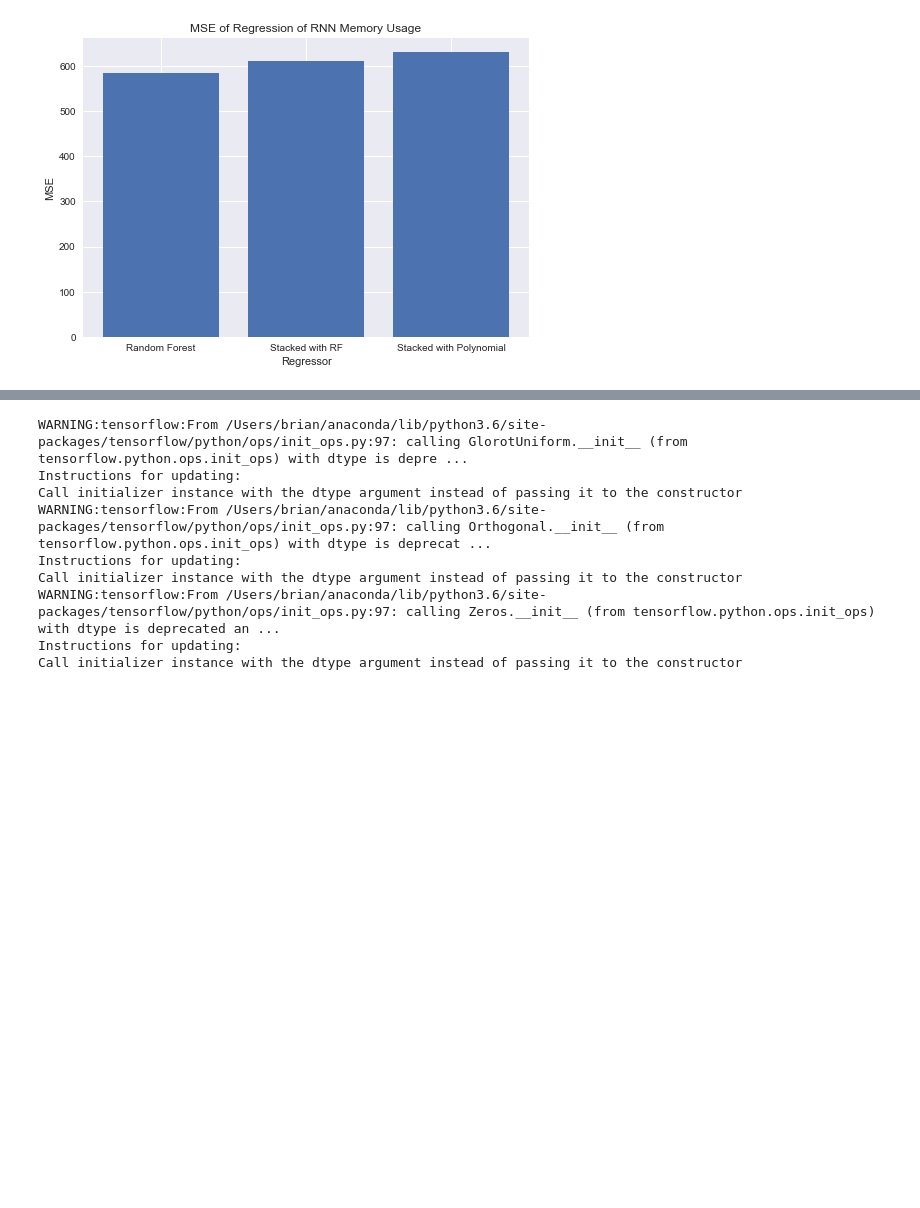
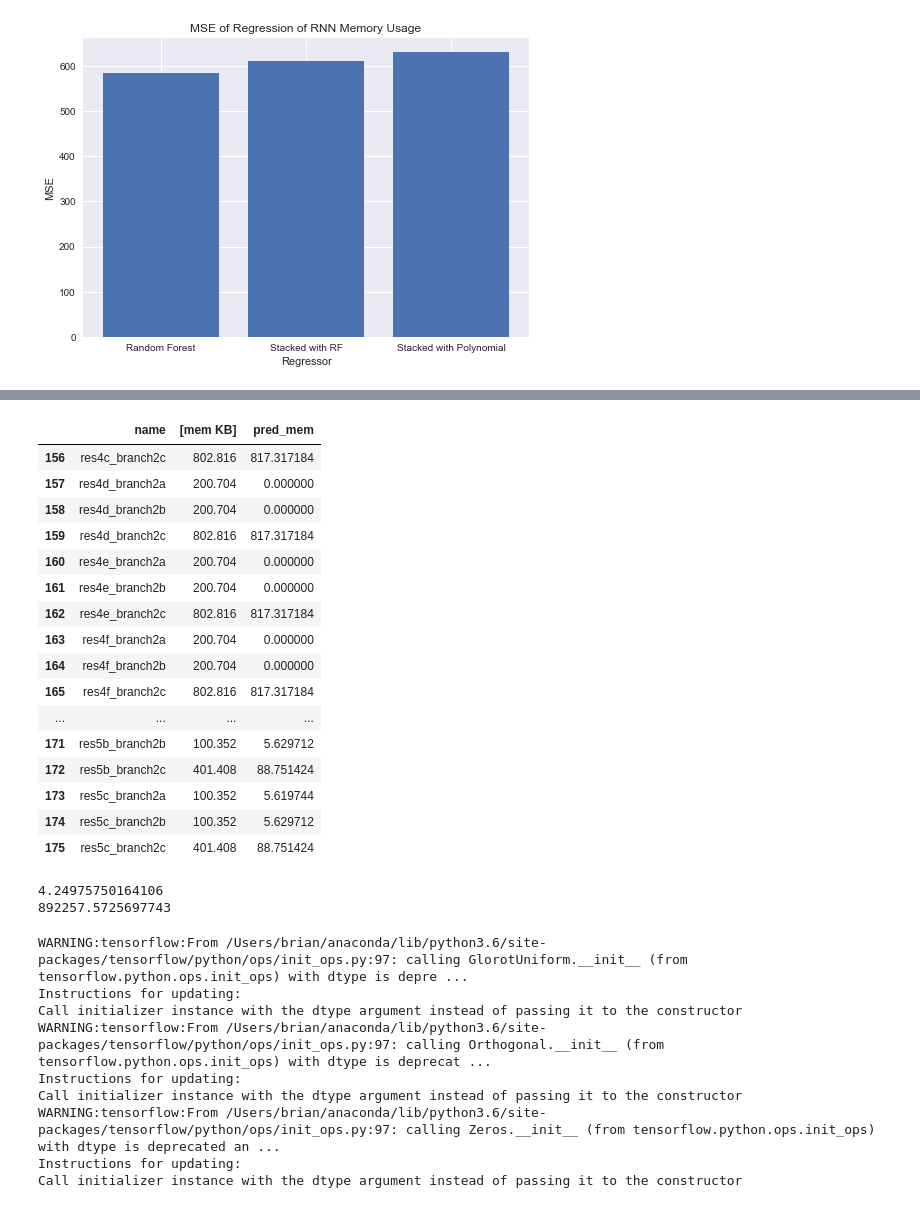
Before and after one commit to brian-yu/nn-regressors, a Jupyter notebook: benchmarks_and_regression.ipynb, the cells around one changed output, grey strips where cells are left out. Saved outputs shown, nothing was run; the diff lists cells and outputs as text; code cells hidden in the pictures; blank space fills up the shorter version.

```diff
--- a/benchmarks_and_regression.ipynb
+++ b/benchmarks_and_regression.ipynb
@@ -812,7 +812,7 @@ def predict_cnn_ms(model):
 
     predicted = cnn_ms_rf.predict(X)
 
-    return predicted
+    return pd.DataFrame({'name': cleaned_features['name'], 'pred_ms': predicted})
 
 def predict_cnn_mem(model):
 
@@ -823,7 +823,7 @@ def predict_cnn_mem(model):
 
     predicted = cnn_mem_rf.predict(X)
 
-    return predicted
+    return pd.DataFrame({'name': cleaned_features['name'], 'pred_mem': predicted})
 
 def predict_rnn_ms(model):
 
@@ -834,7 +834,7 @@ def predict_rnn_ms(model):
 
     predicted = rnn_ms_rf.predict(X)
 
-    return predicted
+    return pd.DataFrame({'name': cleaned_features['name'], 'pred_ms': predicted})
 
 def predict_rnn_mem(model):
 
@@ -845,5 +845,5 @@ def predict_rnn_mem(model):
 
     predicted = rnn_mem_rf.predict(X)
 
-    return predicted
+    return pd.DataFrame({'name': cleaned_features['name'], 'pred_mem': predicted})
 # %%
@@ -892,0 +872,3 @@ array([4.58366976e+02, 4.58366976e+02, 5.07565568e+02, 4.30150784e+02,
+# %%
+resnet_benchmark = benchmark_model(test_model)
+resnet_benchmark.head()
@@ -892,0 +883,6 @@ array([4.58366976e+02, 4.58366976e+02, 5.07565568e+02, 4.30150784e+02,
+# %%
+resnet_cpu = resnet_benchmark[['name', '[avg ms]']].groupby('name').sum().reset_index()
+resnet_mem = resnet_benchmark[['name', '[mem KB]']].groupby('name').max().reset_index()
+
+print(len(resnet_cpu))
+print(len(predict_cnn_ms(test_model)))
@@ -893,3 +902,30 @@ array([4.58366976e+02, 4.58366976e+02, 5.07565568e+02, 4.30150784e+02,
+# %%
+resnet_mem_df = resnet_mem.merge(predict_cnn_mem(test_model), on='name')
+resnet_mem_df.tail(20)
+# %% [output]
+|  | name | [mem KB] | pred_mem |
+| 156 | res4c_branch2c | 802.816 | 817.317184 |
+| 157 | res4d_branch2a | 200.704 | 0.000000 |
+| 158 | res4d_branch2b | 200.704 | 0.000000 |
+| 159 | res4d_branch2c | 802.816 | 817.317184 |
+| 160 | res4e_branch2a | 200.704 | 0.000000 |
+| 161 | res4e_branch2b | 200.704 | 0.000000 |
+| 162 | res4e_branch2c | 802.816 | 817.317184 |
+| 163 | res4f_branch2a | 200.704 | 0.000000 |
+| 164 | res4f_branch2b | 200.704 | 0.000000 |
+| 165 | res4f_branch2c | 802.816 | 817.317184 |
+| ... | ... | ... | ... |
+| 171 | res5b_branch2b | 100.352 | 5.629712 |
+| 172 | res5b_branch2c | 401.408 | 88.751424 |
+| 173 | res5c_branch2a | 100.352 | 5.619744 |
+| 174 | res5c_branch2b | 100.352 | 5.629712 |
+| 175 | res5c_branch2c | 401.408 | 88.751424 |
+# %%
+print(mean_squared_error(resnet_cpu_df['pred_ms'], resnet_cpu_df['[avg ms]']))
+print(mean_squared_error(resnet_mem_df['pred_mem'], resnet_mem_df['[mem KB]']))
+# %% [output]
+4.24975750164106
+892257.5725697743
 # %%
 from tensorflow.compat.v1.keras.models import Sequential
 # from keras.layers import Dense, Dropout, Embedding, LSTM, Bidirectional
```
Also changed, not shown: parts of 8 cells of this notebook, 17 other files.
